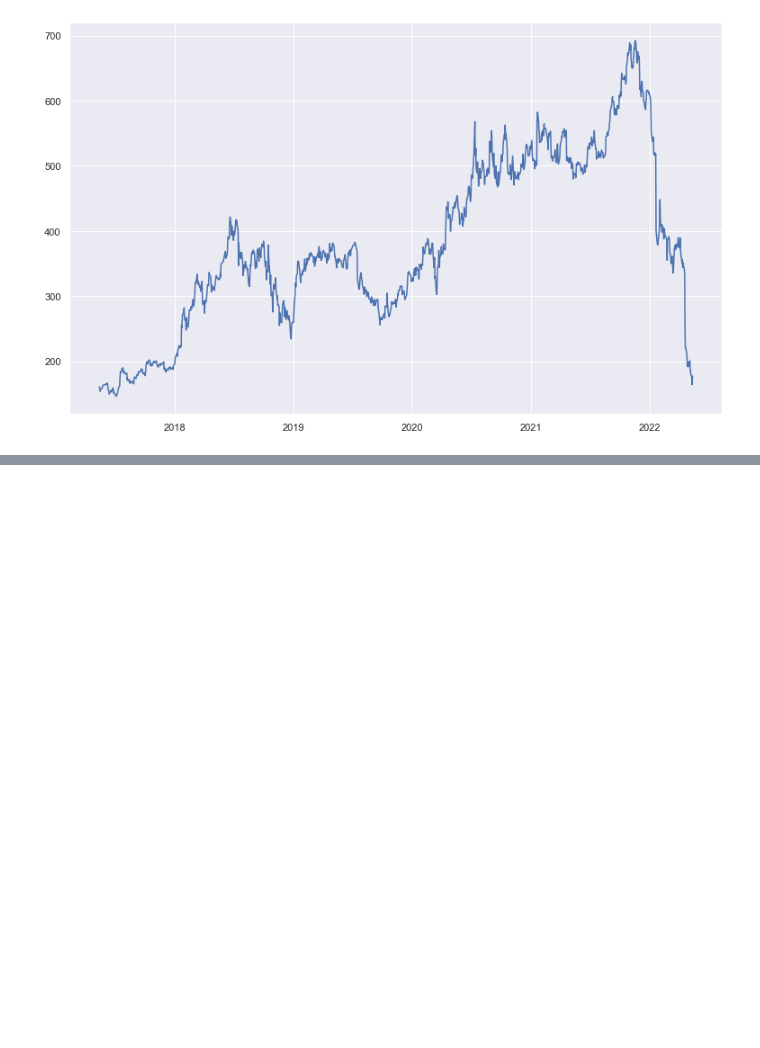
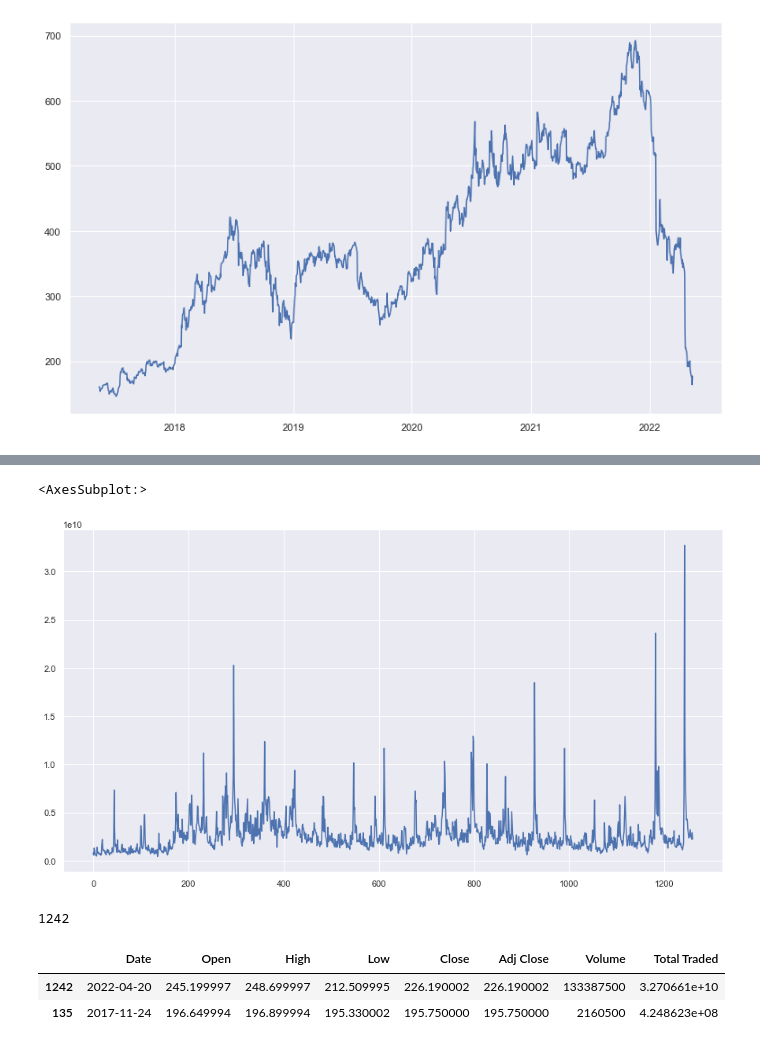
Before and after one commit to sakib4535/statistical_analysis_basics, a Jupyter notebook: PROJECTS/Analytics for Netflix (Content and Stock Market) .ipynb, the cells around one changed output, grey strips where cells are left out. Cells and saved outputs as stored; diff of their text form; code cells hidden in the pictures; blank space fills up the shorter version.

```diff
--- a/PROJECTS/Analytics for Netflix (Content and Stock Market) .ipynb
+++ b/PROJECTS/Analytics for Netflix (Content and Stock Market) .ipynb
@@ -361,0 +362,2 @@ Text(0.5, 1.0, 'Volumn Size of the Netflix Market (In total Five Years of Timeli
+# %%
+stock["Total Traded"] = stock["Open"] * stock["Volume"]
@@ -361,0 +378,15 @@ Text(0.5, 1.0, 'Volumn Size of the Netflix Market (In total Five Years of Timeli
+# %%
+stock["Total Traded"].plot(figsize=(15,8))
+# %% [output]
+<AxesSubplot:>
+[figure, added]
+# %%
+stock["Total Traded"].argmax()
+# %% [output]
+1242
+# %%
+stock.iloc[[stock["Total Traded"].argmax(), stock["Total Traded"].argmin()]]
+# %% [output]
+|  | Date | Open | High | Low | Close | Adj Close | Volume | Total Traded |
+| 1242 | 2022-04-20 | 245.199997 | 248.699997 | 212.509995 | 226.190002 | 226.190002 | 133387500 | 3.270661e+10 |
+| 135 | 2017-11-24 | 196.649994 | 196.899994 | 195.330002 | 195.750000 | 195.750000 | 2160500 | 4.248623e+08 |
```
Also changed, not shown: parts of 4 cells of this notebook.
